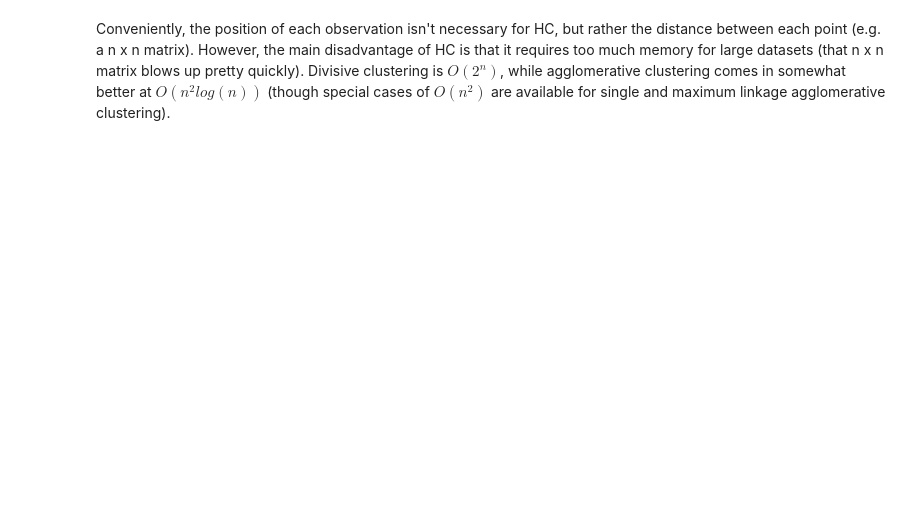
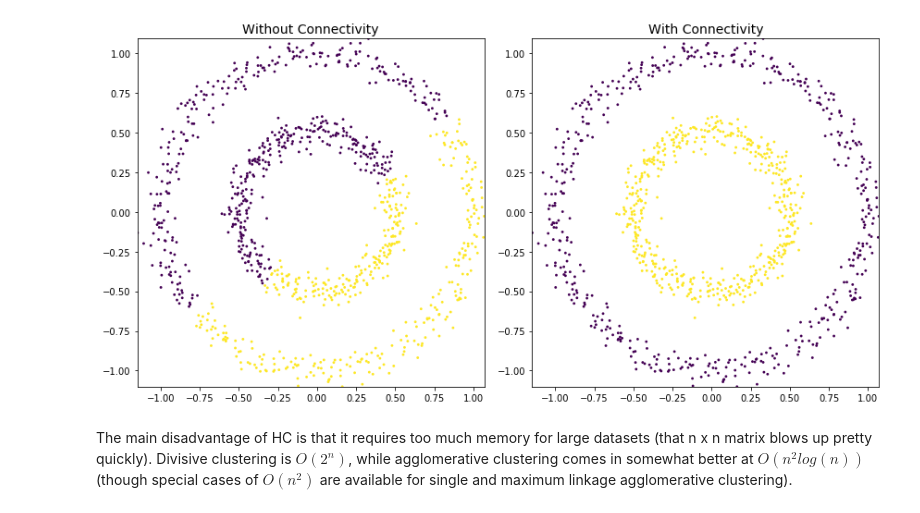
Before and after one commit to aimlnerd/My-Machine-Learning-Lectures, a Jupyter notebook: Unsupervised_Learning_Clustering/Hierarchical Clustering.ipynb, the cells around one changed output. Cells and saved outputs as stored; diff of their text form; code cells hidden in the pictures; blank space fills up the shorter version.

```diff
--- a/Unsupervised_Learning_Clustering/Hierarchical Clustering.ipynb
+++ b/Unsupervised_Learning_Clustering/Hierarchical Clustering.ipynb
@@ -45,2 +81,7 @@ cluster_plots(dataset2, dataset2,hc_dataset2,hc_dataset2_connectivity,
+# %%
+plot_two_cluster(dataset2, dataset2,hc_dataset2,hc_dataset2_connectivity,
+             title1='Without Connectivity', title2='With Connectivity')
+# %% [output]
+[figure, added]
 # %% [markdown]
-Conveniently, the position of each observation isn't necessary for HC, but rather the distance between each point (e.g. a n x n matrix). However, the main disadvantage of HC is that it requires too much memory for large datasets (that n x n matrix blows up pretty quickly). Divisive clustering is $O(2^n)$, while agglomerative clustering comes in somewhat better at $O(n^2 log(n))$ (though special cases of $O(n^2)$ are available for single and maximum linkage agglomerative clustering).
+The main disadvantage of HC is that it requires too much memory for large datasets (that n x n matrix blows up pretty quickly). Divisive clustering is $O(2^n)$, while agglomerative clustering comes in somewhat better at $O(n^2 log(n))$ (though special cases of $O(n^2)$ are available for single and maximum linkage agglomerative clustering).
```
Also changed, not shown: parts of 9 cells of this notebook, 2 other files.
